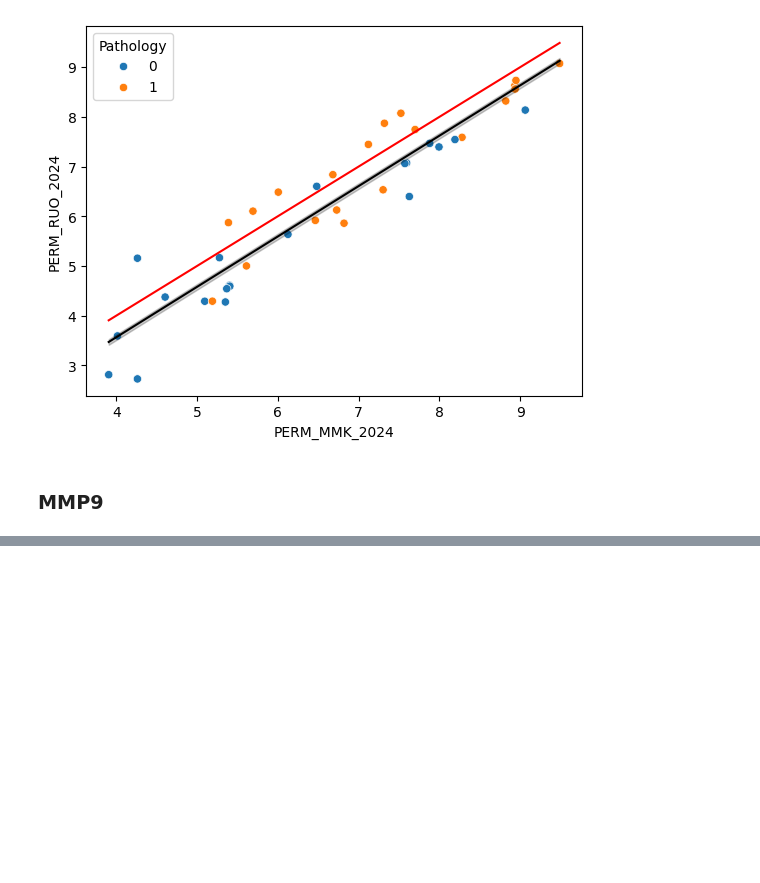
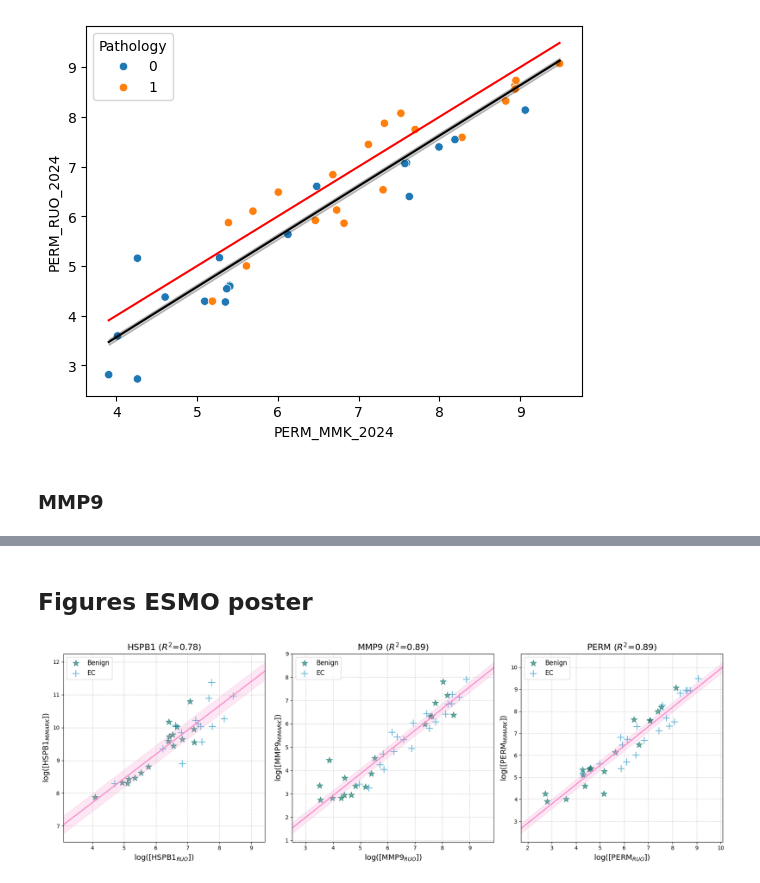
Before and after one commit to MiMARK-es/cohort-analysis, a Jupyter notebook: notebooks/20x20_aucs_analysis.ipynb, the cells around one changed output, grey strips where cells are left out. Saved outputs shown, nothing was run; the diff lists cells and outputs as text; code cells hidden in the pictures; blank space fills up the shorter version.

Commit message:
AUCs CIs analysis and figures for ESMO poster

```diff
--- a/notebooks/20x20_aucs_analysis.ipynb
+++ b/notebooks/20x20_aucs_analysis.ipynb
@@ -303,0 +311,73 @@ plt.show()
+# %% [markdown]
+## Figures ESMO poster
+# %%
+
+# Define the biomarkers and target column
+biomarkers = [
+    ('HSPB1_RUO_2024', 'HSPB1_MMK_2024'),
+    ('MMP9_RUO_2024', 'MMP9_MMK_2024'),
+    ('PERM_RUO_2024', 'PERM_MMK_2024')
+]
+target_col = 'Pathology'
+
+# Set up the figure for three subplots
+fig, axes = plt.subplots(1, 3, figsize=(18, 6))
+
+# Set a consistent color palette
+colors = ['#006D5F', '#0088BF']
+markers = ['*', '+']
+
+# Iterate over each biomarker pair to create subplots
+for i, (biomarker_x, biomarker_y) in enumerate(biomarkers):
+    ax = axes[i]
+
+    # Filter the data for the current biomarkers
+    df_filtered = df_20x20_log.dropna(subset=[biomarker_x, biomarker_y])
+
+    # Filter the outlier for HSPB1
+    #if biomarker_x.split("_")[0] == 'HSPB1':
+    #    df_filtered = df_filtered[df_filtered[biomarker_y] > 7]
+
+    # Create the scatter plot
+    for j, (label, color, marker) in enumerate(zip(['Benign', 'EC'], colors, markers)):
+        ax.scatter(df_filtered[df_filtered[target_col] == j][biomarker_x],
+                   df_filtered[df_filtered[target_col] == j][biomarker_y],
+                   color=color, marker=marker, label=label, s=150, alpha=0.6)
+
+    # Set labels with larger font size
+    ax.set_xlabel(f"log([{biomarker_x.split('_')[0]}$_{{RUO}}$])", fontsize=14)
+    ax.set_ylabel(f"log([{biomarker_y.split('_')[0]}$_{{MiMARK}}$])", fontsize=14)
+
+    # Perform linear regression
+    slope, intercept, r_value, p_value, std_err = stats.linregress(df_filtered[biomarker_x], df_filtered[biomarker_y])
+
+    # Extend the regression line beyond the data range
+    x_range = np.linspace(df_filtered[biomarker_x].min() - 1, df_filtered[biomarker_x].max() + 1, 100)
+    y = slope * x_range + intercept
+    ax.plot(x_range, y, color='#f789c8', linewidth=2)
+
+    # Plot the confidence interval
+    ax.fill_between(x_range, y + std_err**(0.5), y - std_err**(0.5), color='#f789c8', alpha=0.2)
+
+    # Set the title with R-squared value and larger font size
+    ax.set_title(f'{biomarker_x.split("_")[0]} ($R^2$={r_value**2:.2f})', fontsize=16)
+
+    # Add grid lines
+    ax.grid(True, linestyle='--', alpha=0.6)
+
+    # Add legend with larger font size
+    ax.legend(fontsize=12)
+
+    # Adjust x-axis limits to maintain the extended line within the plot
+    ax.set_xlim(df_filtered[biomarker_x].min() - 1, df_filtered[biomarker_x].max() + 1)
+
+# Adjust the layout for better spacing
+plt.tight_layout()
+
+# Show the plot
+plt.show()
+
+# save the figure
+fig.savefig(RESULTS_PATH+'/figures_esmo/biomarker_correlations.svg', format='svg', dpi=1200)
+# %% [output]
+[figure, added]
```
Also changed, not shown: parts of 17 cells of this notebook, 4 other files.
